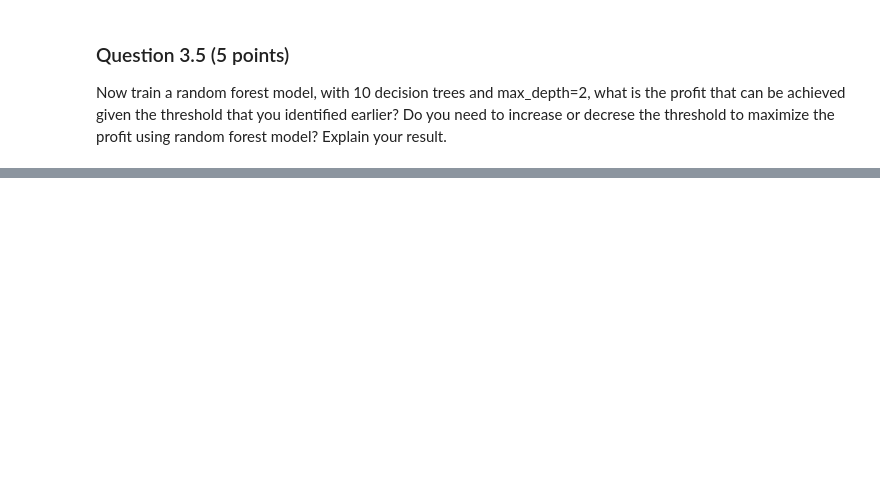
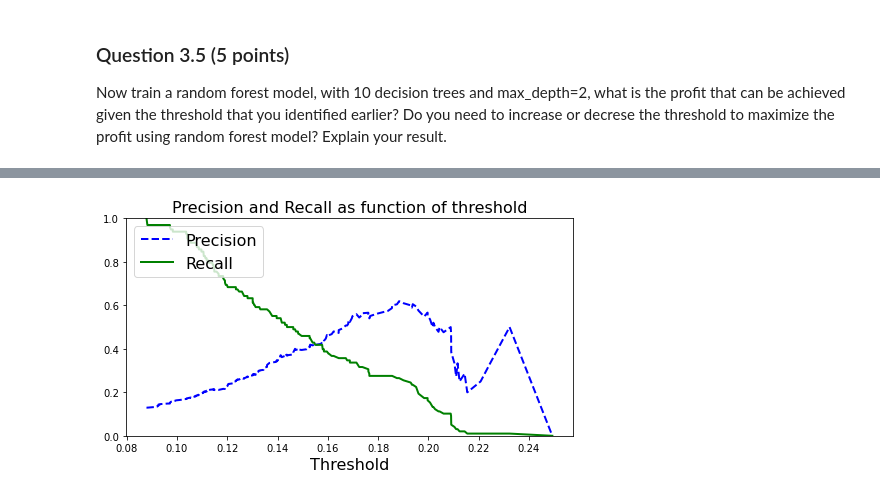
Before and after one commit to calculator3000/ml-assignment-1, a Jupyter notebook: 2487_2223_Assignment1.ipynb, the cells around one changed output, grey strips where cells are left out. Saved outputs shown, nothing was run; the diff lists cells and outputs as text; code cells hidden in the pictures; blank space fills up the shorter version.

```diff
--- a/2487_2223_Assignment1.ipynb
+++ b/2487_2223_Assignment1.ipynb
@@ -1076,14 +1041,17 @@ array([1, 1, 1, 0, 1, 1, 1, 1, 1, 1, 1, 1, 1, 1, 1, 1, 1, 1, 1, 0, 0, 0,
 
 Now train a random forest model, with 10 decision trees and max_depth=2, what is the profit that can be achieved given the threshold that you identified earlier? Do you need to increase or decrese the threshold to maximize the profit using random forest model? Explain your result.
 # %%
-random_forest = RandomForestClassifier(n_estimators=10, max_depth=2)
+random_forest = RandomForestClassifier(n_estimators=10, max_depth=2, random_state = seed)
 
 random_forest.fit(X_train, y_train)
 
-y_pred_probas_negative, y_pred_probas_positive = rf_model.predict_proba(X_test).T
+# Calculate predicted probabilities for positive class
+y_pred_pos_rf = random_forest.predict_proba(X_test)[:, 1]
 
-custom_prediction_rf = 1* (y_pred_probas_positive > optimal_threshold)
+# Apply custom threshold
+y_pred_rf = (y_pred_pos_rf > optimal_threshold).astype(int)
 
-tn, fp, fn, tp = confusion_matrix(y_test, custom_prediction_rf).ravel()
-profit_thershold_df = profit_function(tp=tp, fp=fp, earning=50, cost=10)
-profit_thershold_df
+# Calculate profit
+tn, fp, fn, tp = confusion_matrix(y_test, y_pred_rf).ravel()
+profit = (tp * 50) - ((tp + fp) * 10)
+print(f"With the random forest model can achieve a profit of {profit} €")
@@ -1089,0 +1060,6 @@ profit_thershold_df
+# %%
+precision_rf, recall_rf, threshold_rf = precision_recall_curve(y_test, y_pred_pos_rf)
+
+# Populate dataframe with precision and threshold
+df_precision_rf = pd.DataFrame({"threshold" : threshold_rf, "precision" : precision_rf[:-1], "recall": recall_rf[:-1]})
+df_precision_rf
@@ -1089,0 +1080,7 @@ profit_thershold_df
+# %%
+# plot precision and recall as function of threshold
+plt.figure(figsize=(8, 4))
+plot_precision_recall_vs_threshold(precision_rf, recall_rf, threshold_rf)
+plt.show()
+# %% [output]
+[figure, added]
```
Also changed, not shown: parts of 14 cells of this notebook.
